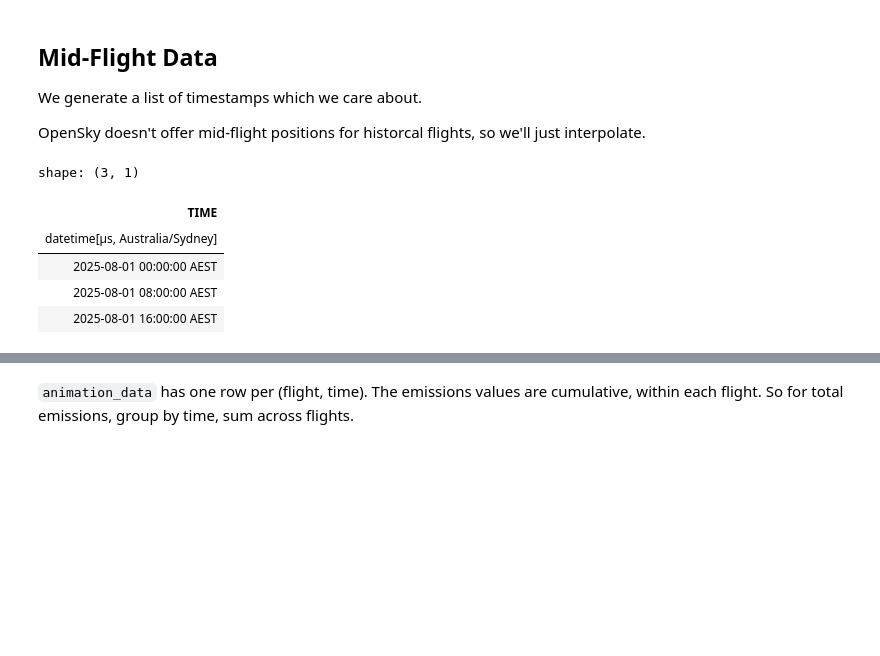
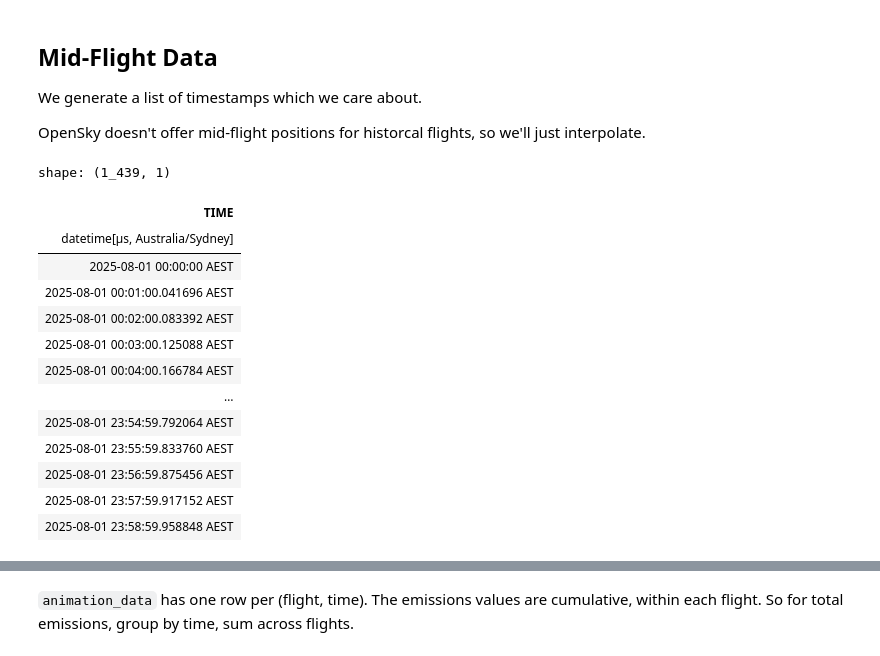
Before and after one commit to mdavis-xyz/melb-syd-flight-emissions, a Jupyter notebook: 01-get-data.ipynb, the cells around one changed output, grey strips where cells are left out. Drawn from its saved outputs; the diff is of its cells as text; code cells hidden in the pictures; blank space fills up the shorter version.

```diff
--- a/01-get-data.ipynb
+++ b/01-get-data.ipynb
@@ -552,13 +560,13 @@ flight_emissions = (
         on="ARRIVAL_AIRPORT"
     )
     # calculate the angle
-    # 0 is horizontal
-    # +1 is one degree above horizontal
+    # 0 is east, 90 is north
+    # Use arctan2 to handle all quadrants correctly
     .with_columns(
         (pl.col("LATITUDE_ARRIVAL") - pl.col("LATITUDE_DEPARTURE")).alias("LATITUDE_DELTA"),
         (pl.col("LONGITUDE_ARRIVAL") - pl.col("LONGITUDE_DEPARTURE")).alias("LONGITUDE_DELTA"),
     )
     .with_columns(
-        (pl.col("LATITUDE_DELTA") / pl.col("LONGITUDE_DELTA")).arctan().degrees().alias("ANGLE")
+        pl.arctan2(pl.col("LATITUDE_DELTA"), pl.col("LONGITUDE_DELTA")).degrees().alias("ANGLE")
     )
 )
@@ -581,25 +597,33 @@ _date = (
     .item()
 )
 # %%
-num_slices = 4 # 24 * 60
+num_slices = 24 * 60
 
 times_lf = pl.LazyFrame({
     "TIME": pl.datetime_range(
         start=dt.datetime.combine(_date, dt.time.min, tzinfo=sydney_tz),
         end=dt.datetime.combine(_date, dt.time.max, tzinfo=sydney_tz),
         interval=dt.timedelta(days=1) / (num_slices - 1),
         eager=True
     )
 })
 
 times_lf.collect()
 # %% [output]
-shape: (3, 1)
+shape: (1_439, 1)
 | TIME |
 | datetime[μs, Australia/Sydney] |
 | 2025-08-01 00:00:00 AEST |
-| 2025-08-01 08:00:00 AEST |
-| 2025-08-01 16:00:00 AEST |
+| 2025-08-01 00:01:00.041696 AEST |
+| 2025-08-01 00:02:00.083392 AEST |
+| 2025-08-01 00:03:00.125088 AEST |
+| 2025-08-01 00:04:00.166784 AEST |
+| … |
+| 2025-08-01 23:54:59.792064 AEST |
+| 2025-08-01 23:55:59.833760 AEST |
+| 2025-08-01 23:56:59.875456 AEST |
+| 2025-08-01 23:57:59.917152 AEST |
+| 2025-08-01 23:58:59.958848 AEST |
 # %%
 animation_data = (
     times_lf
```
Also changed, not shown: parts of 6 cells of this notebook, 4 other files.
